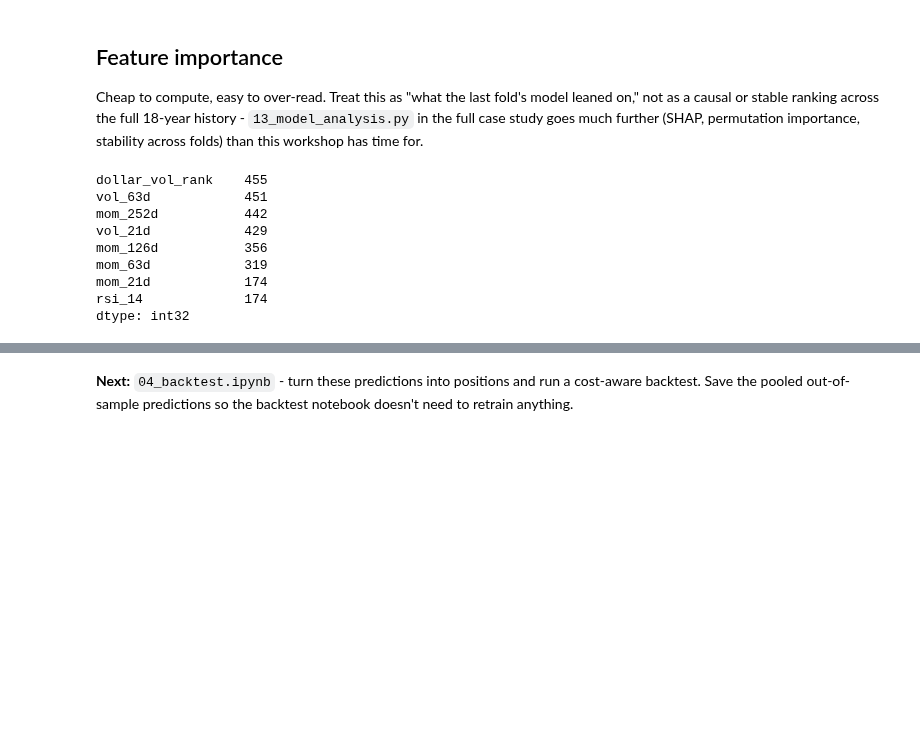
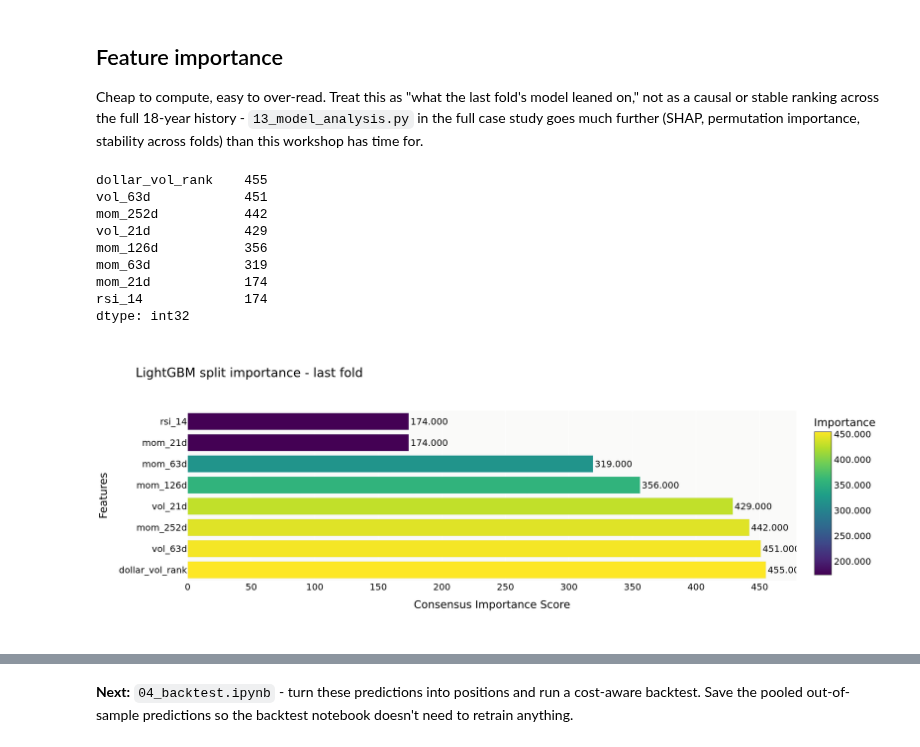
Before and after one commit to ml4t/packt-workshop, a Jupyter notebook: notebooks/03_model_training.ipynb, the cells around one changed output, grey strips where cells are left out. Drawn from its saved outputs; the diff is of its cells as text; code cells hidden in the pictures; blank space fills up the shorter version.

```diff
--- a/notebooks/03_model_training.ipynb
+++ b/notebooks/03_model_training.ipynb
@@ -394,35 +455,33 @@ workshop has time for.
 # %%
 importance = pd.Series(model.feature_importances_, index=feature_cols).sort_values(ascending=False)
 print(importance)
 
 from ml4t.diagnostic.visualization.feature_plots import plot_importance_bar
 
 importance_results = {
     "consensus_ranking": importance.index.tolist(),
     "method_results": {
         "mdi": {
             "importances": importance.to_numpy().tolist(),
             "feature_names": importance.index.tolist(),
         }
     },
 }
 importance_fig = plot_importance_bar(
     importance_results,
     title="LightGBM split importance - last fold",
-    theme="print",
+    theme=THEME,
     top_n=8,
 )
-importance_fig.write_image(
-    FIGURE_DIR / "model-feature-importance.png", width=1200, height=500, scale=2
-)
-importance_fig
+show(importance_fig, "model-feature-importance.png", height=520)
 # %% [output]
 dollar_vol_rank    455
 vol_63d            451
 mom_252d           442
 vol_21d            429
 mom_126d           356
 mom_63d            319
 mom_21d            174
 rsi_14             174
 dtype: int32
+[figure, added]
```
Also changed, not shown: parts of 14 cells of this notebook, 1 other file.
